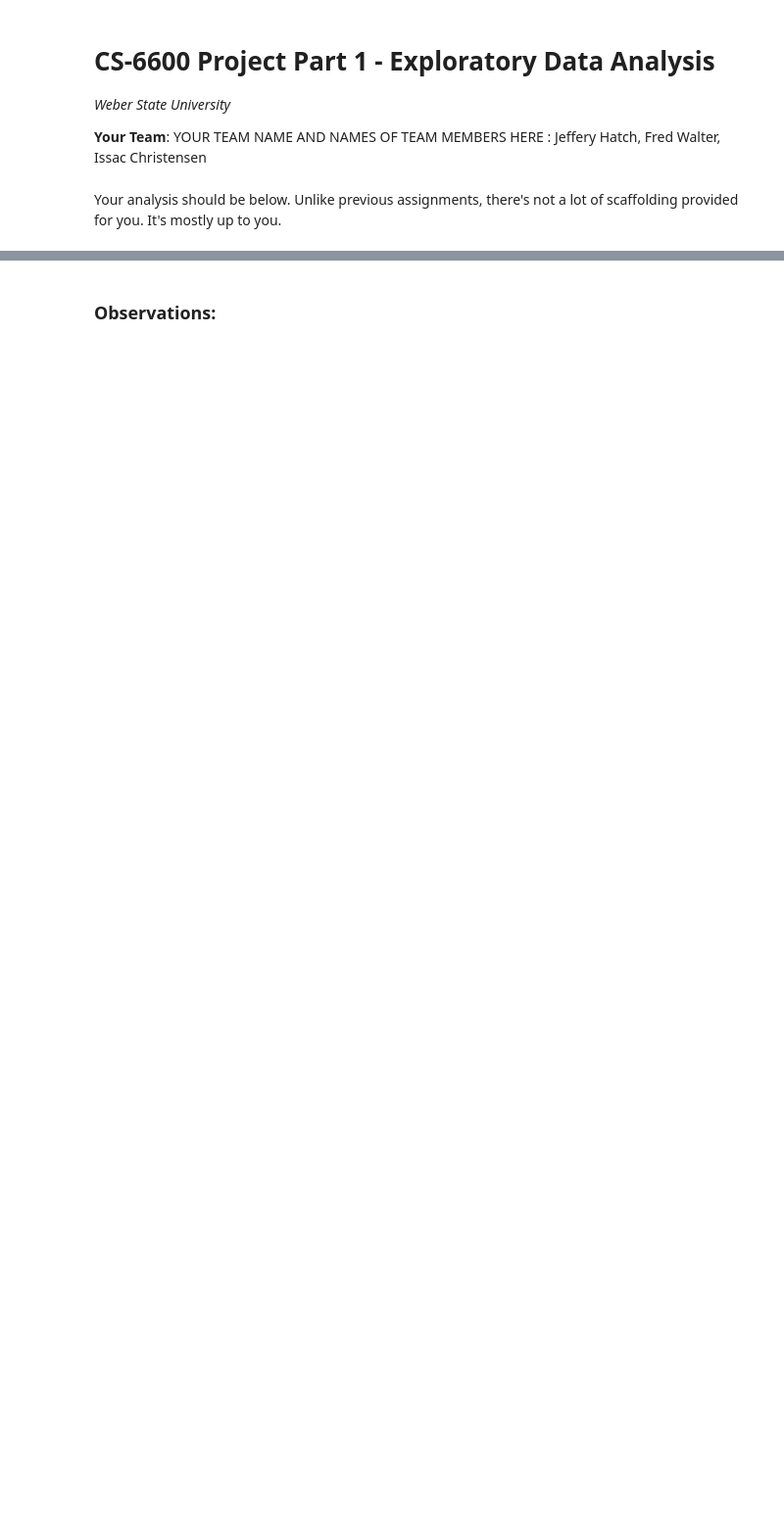
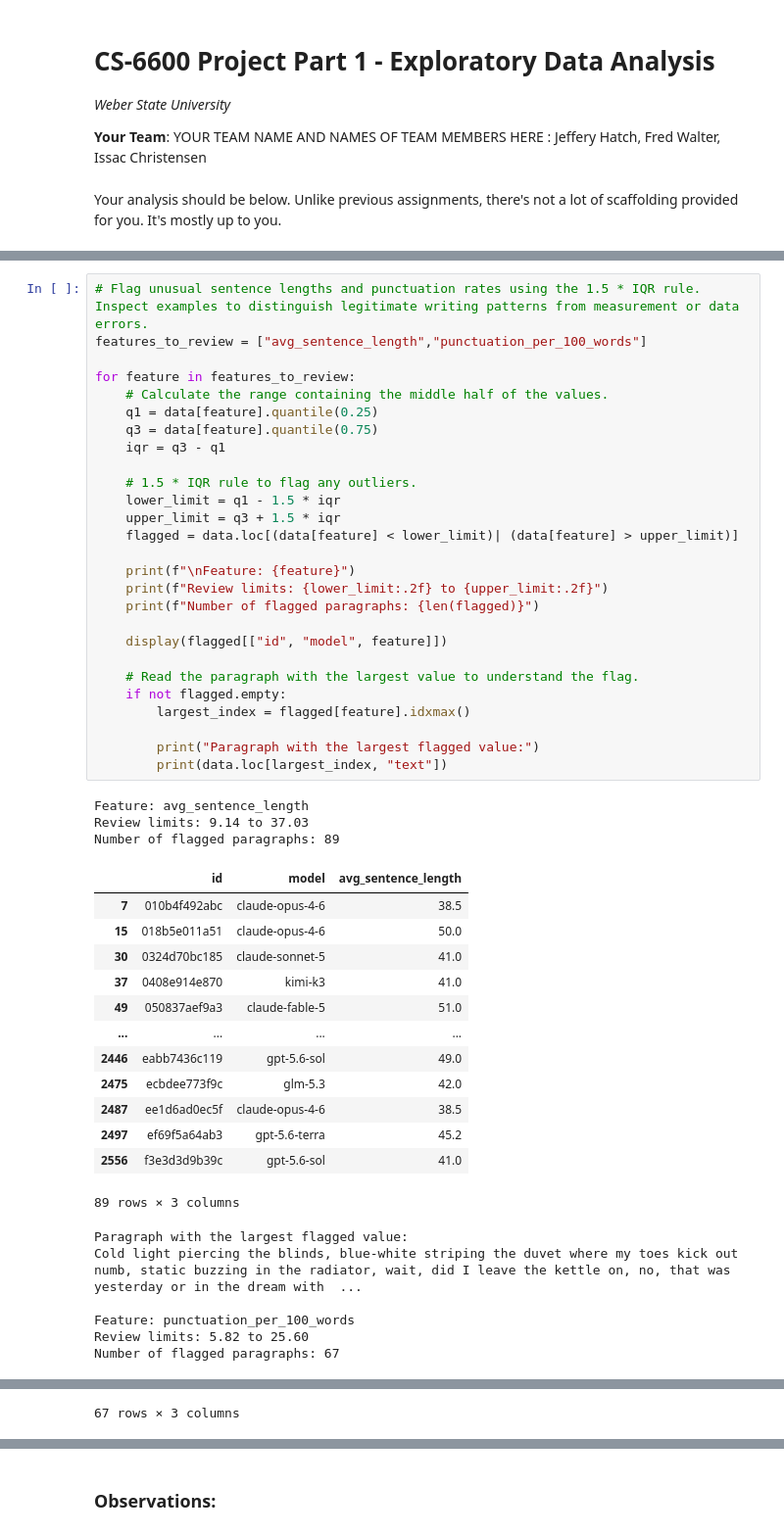
Before and after one commit to FredWltr/NameThatLLM, a Jupyter notebook: NameThatLLM.ipynb, the cells around one changed output, grey strips where cells are left out. Shown at 98% size. Drawn from its saved outputs; the diff is of its cells as text; blank space fills up the shorter version.

```diff
--- a/NameThatLLM.ipynb
+++ b/NameThatLLM.ipynb
@@ -235,0 +290,50 @@ data
+# %%
+# Flag unusual sentence lengths and punctuation rates using the 1.5 * IQR rule. Inspect examples to distinguish legitimate writing patterns from measurement or data errors.
+features_to_review = ["avg_sentence_length","punctuation_per_100_words"]
+
+for feature in features_to_review:
+    # Calculate the range containing the middle half of the values.
+    q1 = data[feature].quantile(0.25)
+    q3 = data[feature].quantile(0.75)
+    iqr = q3 - q1
+
+    # 1.5 * IQR rule to flag any outliers.
+    lower_limit = q1 - 1.5 * iqr
+    upper_limit = q3 + 1.5 * iqr
+    flagged = data.loc[(data[feature] < lower_limit)| (data[feature] > upper_limit)]
+
+    print(f"\nFeature: {feature}")
+    print(f"Review limits: {lower_limit:.2f} to {upper_limit:.2f}")
+    print(f"Number of flagged paragraphs: {len(flagged)}")
+
+    display(flagged[["id", "model", feature]])
+
+    # Read the paragraph with the largest value to understand the flag.
+    if not flagged.empty:
+        largest_index = flagged[feature].idxmax()
+
+        print("Paragraph with the largest flagged value:")
+        print(data.loc[largest_index, "text"])
+# %% [output]
+Feature: avg_sentence_length
+Review limits: 9.14 to 37.03
+Number of flagged paragraphs: 89
+|  | id | model | avg_sentence_length |
+| 7 | 010b4f492abc | claude-opus-4-6 | 38.5 |
+| 15 | 018b5e011a51 | claude-opus-4-6 | 50.0 |
+| 30 | 0324d70bc185 | claude-sonnet-5 | 41.0 |
+| 37 | 0408e914e870 | kimi-k3 | 41.0 |
+| 49 | 050837aef9a3 | claude-fable-5 | 51.0 |
+| ... | ... | ... | ... |
+| 2446 | eabb7436c119 | gpt-5.6-sol | 49.0 |
+| 2475 | ecbdee773f9c | glm-5.3 | 42.0 |
+| 2487 | ee1d6ad0ec5f | claude-opus-4-6 | 38.5 |
+| 2497 | ef69f5a64ab3 | gpt-5.6-terra | 45.2 |
+| 2556 | f3e3d3d9b39c | gpt-5.6-sol | 41.0 |
+89 rows × 3 columns
+Paragraph with the largest flagged value:
+Cold light piercing the blinds, blue-white striping the duvet where my toes kick out numb, static buzzing in the radiator, wait, did I leave the kettle on, no, that was yesterday or in the dream with  ...
+
+Feature: punctuation_per_100_words
+Review limits: 5.82 to 25.60
+Number of flagged paragraphs: 67
@@ -235,0 +352 @@ data
+67 rows × 3 columns
```
Also changed, not shown: parts of 20 cells of this notebook.
